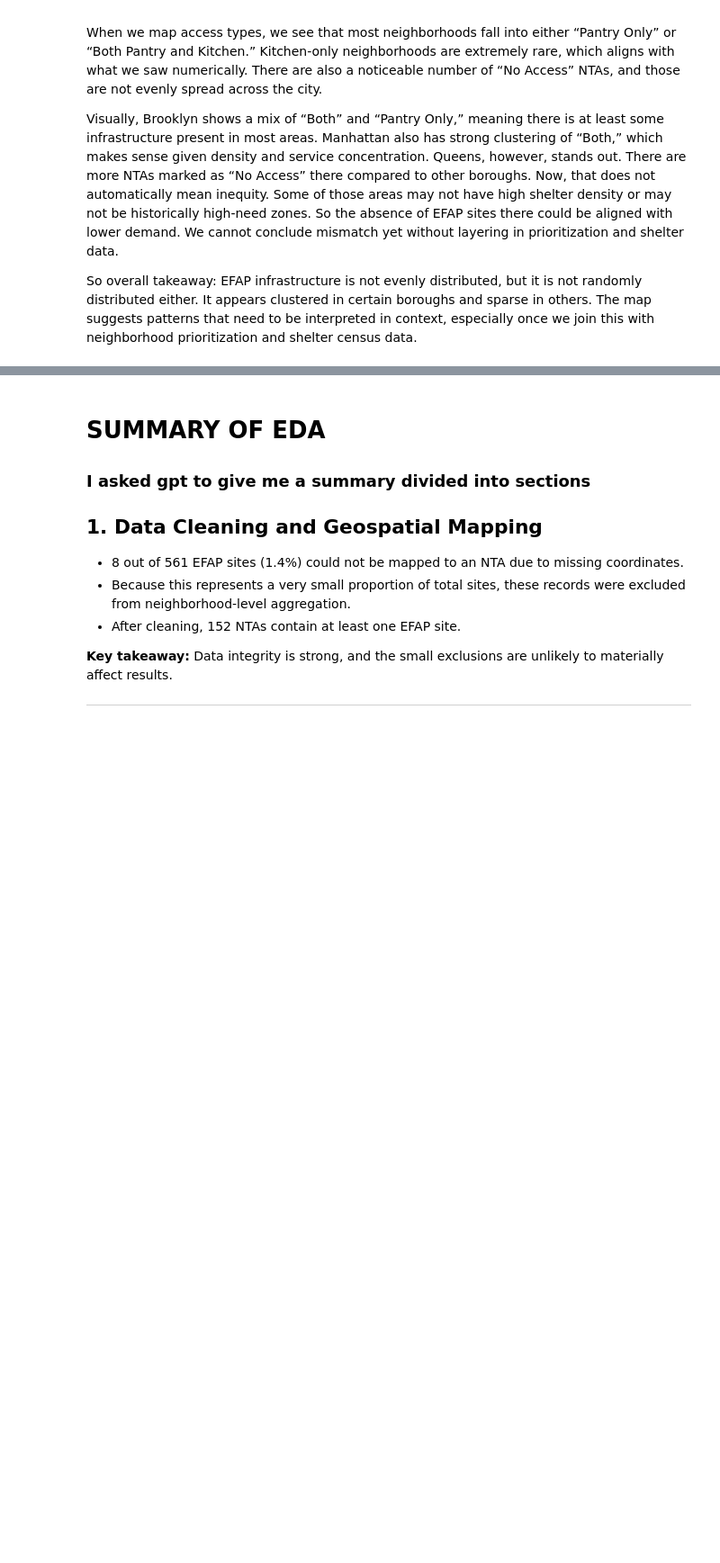
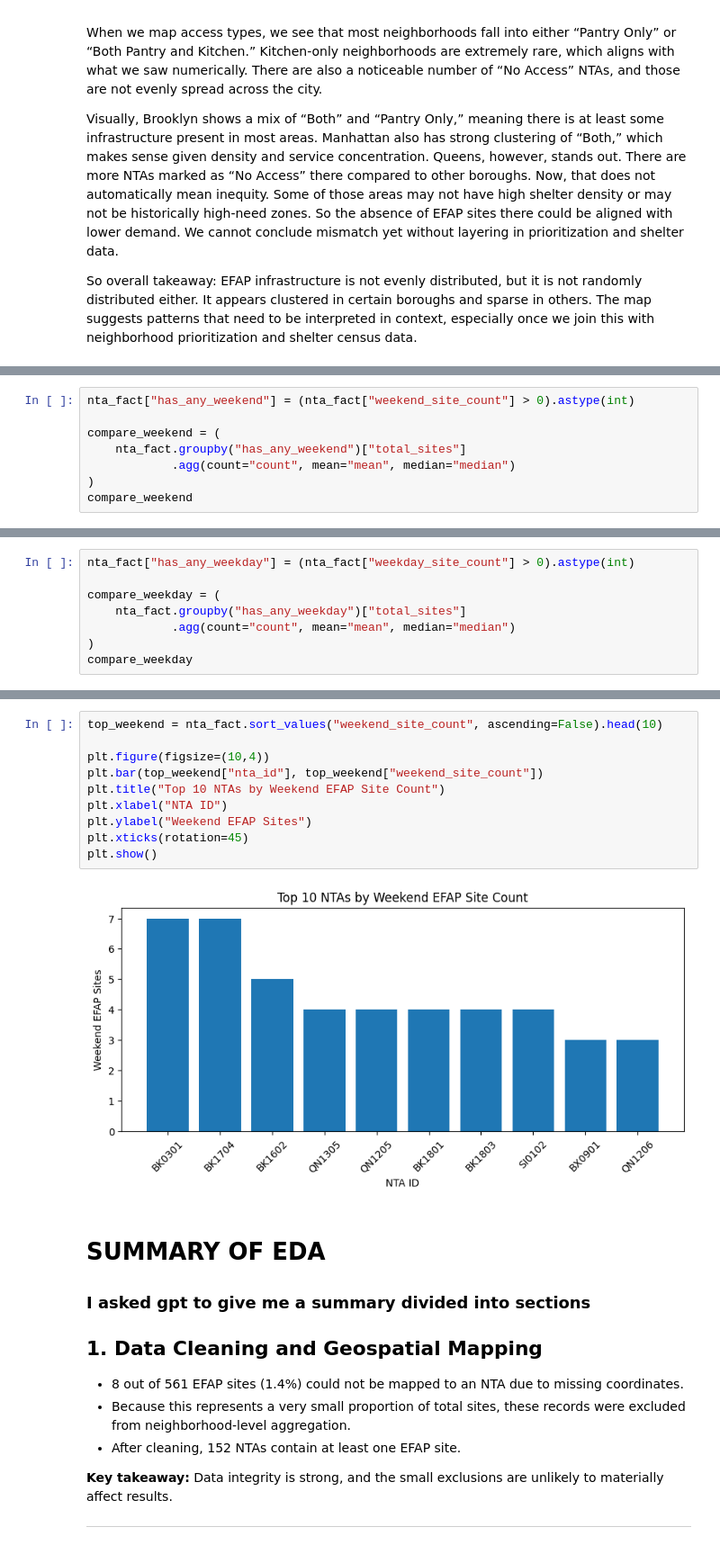
Before and after one commit to Angelk119/CID_Food_Access, a Jupyter notebook: python/notebooks/eda/efap_eda_ayema.ipynb, the cells around one changed output, grey strips where cells are left out. Shown at 90% size. Saved outputs shown, nothing was run; the diff lists cells and outputs as text; blank space fills up the shorter version.

```diff
--- a/python/notebooks/eda/efap_eda_ayema.ipynb
+++ b/python/notebooks/eda/efap_eda_ayema.ipynb
@@ -431,0 +510,8 @@ So overall takeaway: EFAP infrastructure is not evenly distributed, but it is no
+# %%
+nta_fact["has_any_weekend"] = (nta_fact["weekend_site_count"] > 0).astype(int)
+
+compare_weekend = (
+    nta_fact.groupby("has_any_weekend")["total_sites"]
+            .agg(count="count", mean="mean", median="median")
+)
+compare_weekend
@@ -431,0 +523,8 @@ So overall takeaway: EFAP infrastructure is not evenly distributed, but it is no
+# %%
+nta_fact["has_any_weekday"] = (nta_fact["weekday_site_count"] > 0).astype(int)
+
+compare_weekday = (
+    nta_fact.groupby("has_any_weekday")["total_sites"]
+            .agg(count="count", mean="mean", median="median")
+)
+compare_weekday
@@ -432,3 +541,15 @@ So overall takeaway: EFAP infrastructure is not evenly distributed, but it is no
+# %%
+top_weekend = nta_fact.sort_values("weekend_site_count", ascending=False).head(10)
+
+plt.figure(figsize=(10,4))
+plt.bar(top_weekend["nta_id"], top_weekend["weekend_site_count"])
+plt.title("Top 10 NTAs by Weekend EFAP Site Count")
+plt.xlabel("NTA ID")
+plt.ylabel("Weekend EFAP Sites")
+plt.xticks(rotation=45)
+plt.show()
+# %% [output]
+[figure, added]
 # %% [markdown]
 # SUMMARY OF EDA
 ### I asked gpt to give me a summary divided into sections
```
Also changed, not shown: parts of 10 cells of this notebook.
